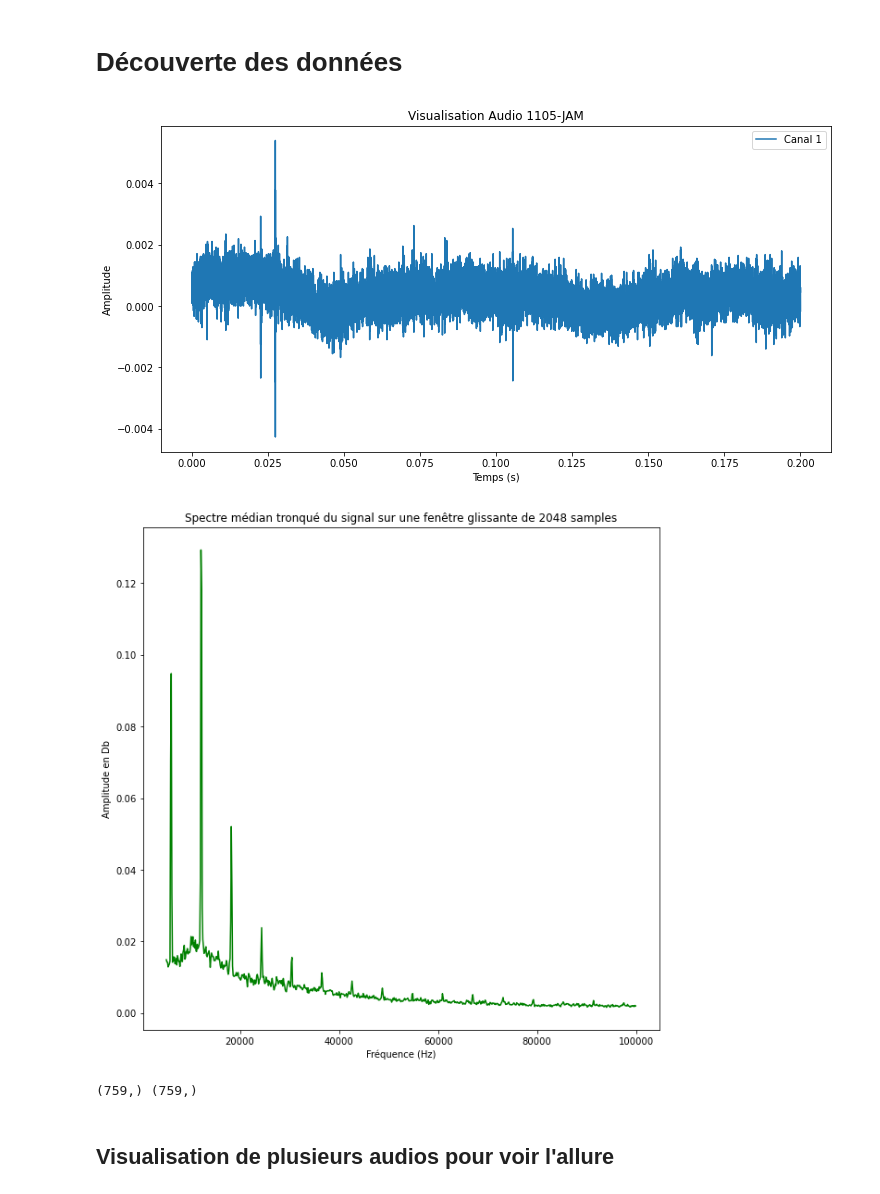
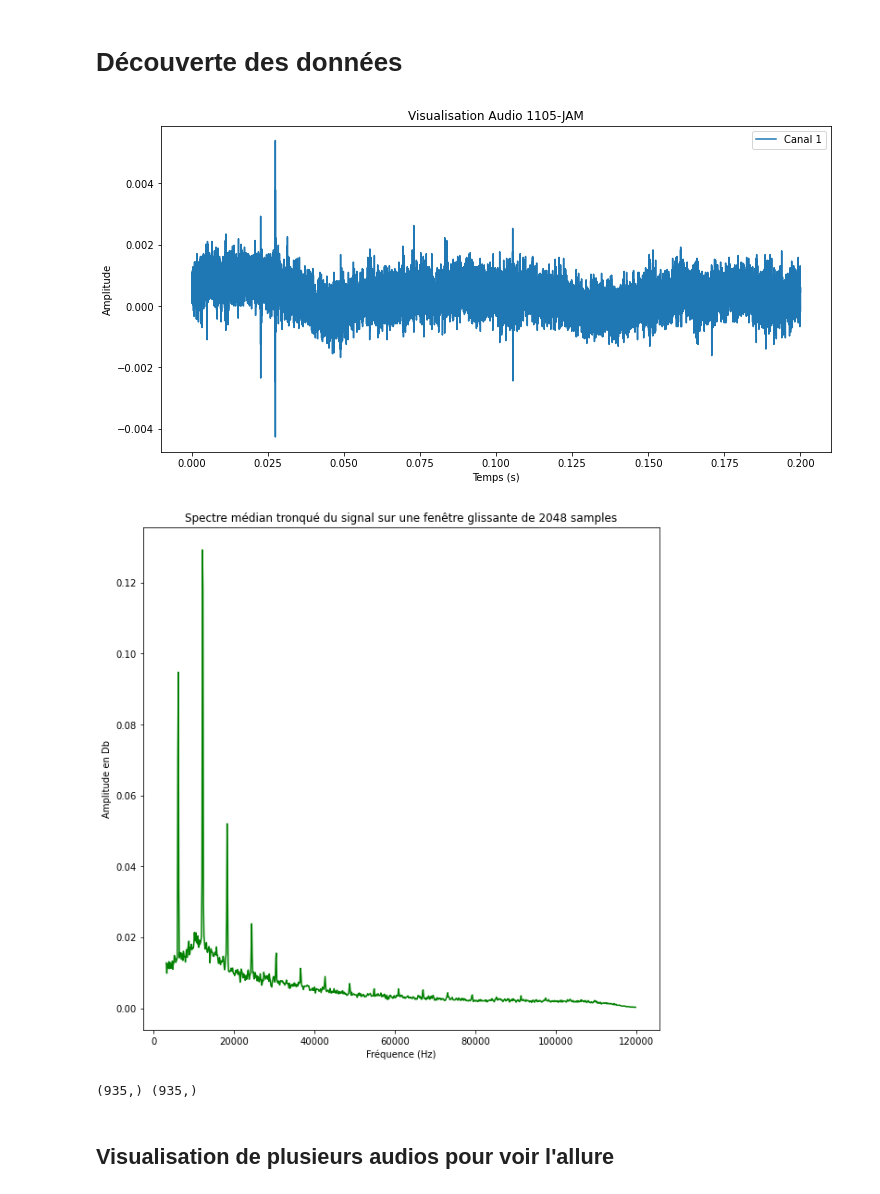
Before and after one commit to Ivanbtz9/Master2_datascience, a Jupyter notebook: Apprentissage Statistique_Panloup/Data_challenge/Data_challenge.ipynb, the cells around one changed output. Drawn from its saved outputs; the diff is of its cells as text; code cells hidden in the pictures.

```diff
--- a/Apprentissage Statistique_Panloup/Data_challenge/Data_challenge.ipynb
+++ b/Apprentissage Statistique_Panloup/Data_challenge/Data_challenge.ipynb
@@ -29,7 +29,7 @@ Le Format .WAV  qui signifie Waveform Audio File Format, est un format de fichie
 # %% [markdown]
 # Découverte des données
 # %%
-fm = 5e3;fM=1e5;n_fft=2048
+fm = 3e3;fM=120e3;n_fft=2048
 
 
 def visual_audio(path,display=True,fm = 1e3,fM=1e5,n_fft=1000):
@@ -85,38 +85,38 @@ def visual_audio(path,display=True,fm = 1e3,fM=1e5,n_fft=1000):
             plt.show()
 
             # Tracer le spectre avec les fréquences en abscisses
             plt.figure(figsize=(10,10))
             plt.plot(frequences, median,c='g')
             plt.xlabel('Fréquence (Hz)')
             plt.ylabel('Amplitude en Db')
             plt.title(f'Spectre médian tronqué du signal sur une fenêtre glissante de {n_fft} samples')
             plt.show()
 
         return sr, duration, median, loc, features
     else:
         print("Le fichier suivant n'est pas au format .wav",path)
 
 def recup_freq(path,fm = 1e3,fM=1e5,n_fft=1000):
     """
     Cette fonction permet de récupérer les fréquences
     """
     sr = sf.read(path)[1] #audio est un array et sr est la freq d'echantillonnage
 
     # récupère les fréquences pour chaque point de la FFT
     frequences = lr.fft_frequencies(sr=sr, n_fft=n_fft)
     frequences = frequences[(fm<frequences) & (frequences<fM)]
     return frequences
 
 sr, duration, median, loc, features = visual_audio(os.path.join(path,'01105-JAM.wav'),display=True,fm = fm,fM=fM,n_fft=n_fft)
 
 frequences = recup_freq(os.path.join(path,'01105-JAM.wav'),fm = fm,fM=fM,n_fft=n_fft)
 # %% [output]
 [figure]
-[figure, old version]
+[figure, new version]
 # %%
 print(median.shape,frequences.shape)
 # %% [output]
-(759,) (759,)
+(935,) (935,)
 # %% [markdown]
 ## Visualisation de plusieurs audios pour voir l'allure
 # %%
```
Also changed, not shown: parts of 13 cells of this notebook, 14 other files.
